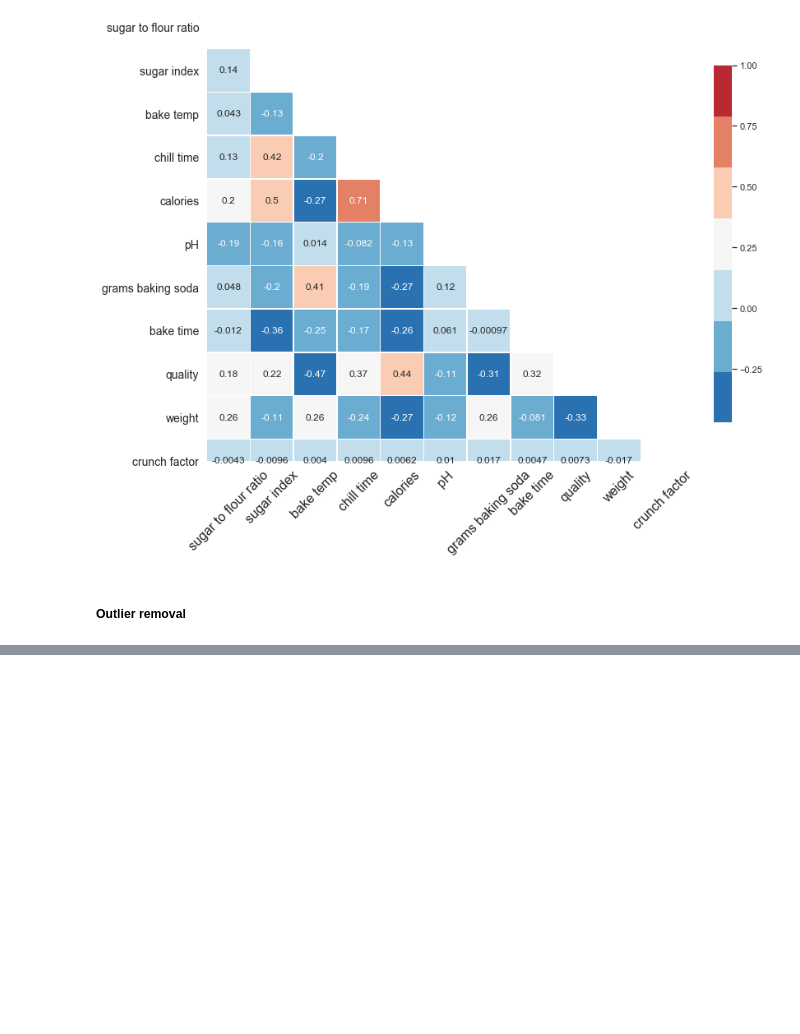
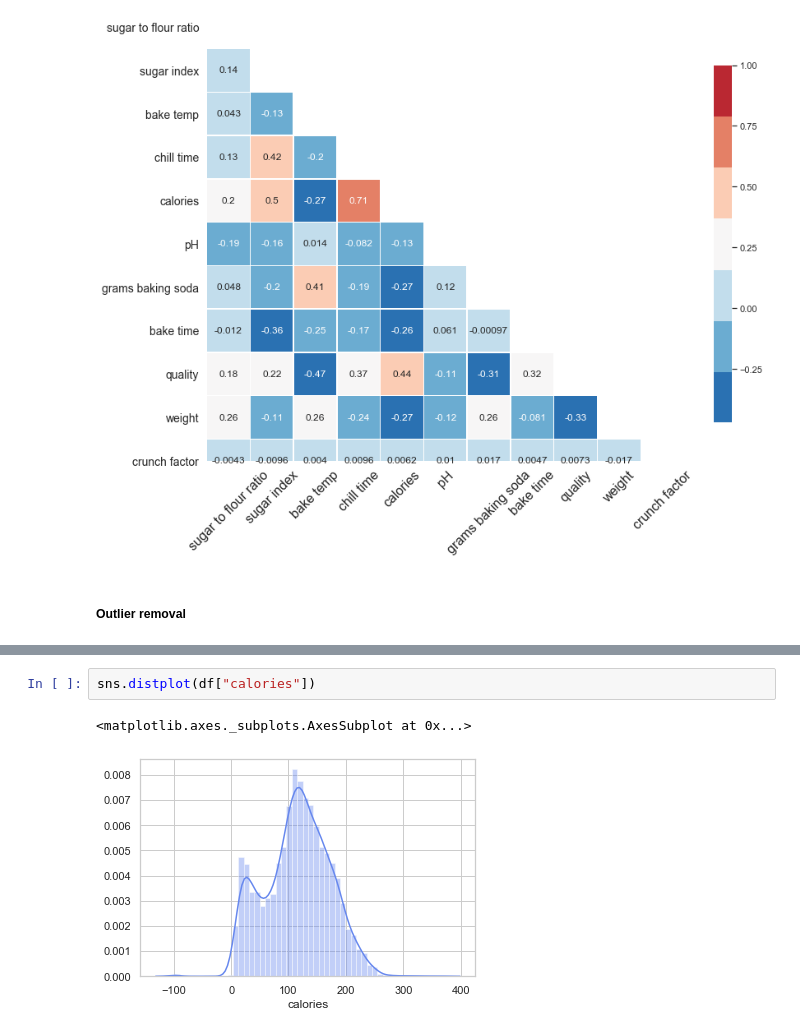
Before and after one commit to wobniarin/Datathon_Cookies, a Jupyter notebook: Jupyter_Notebooks/00 - Data Cleaning.ipynb, the cells around one changed output, grey strips where cells are left out. Drawn from its saved outputs; the diff is of its cells as text; blank space fills up the shorter version.

```diff
--- a/Jupyter_Notebooks/00 - Data Cleaning.ipynb
+++ b/Jupyter_Notebooks/00 - Data Cleaning.ipynb
@@ -185,0 +224,5 @@ sns.pairplot(df_z)
+# %%
+sns.distplot(df["calories"])
+# %% [output]
+<matplotlib.axes._subplots.AxesSubplot at 0x...>
+[figure, added]
```
Also changed, not shown: parts of 14 cells of this notebook, 1 other file.
